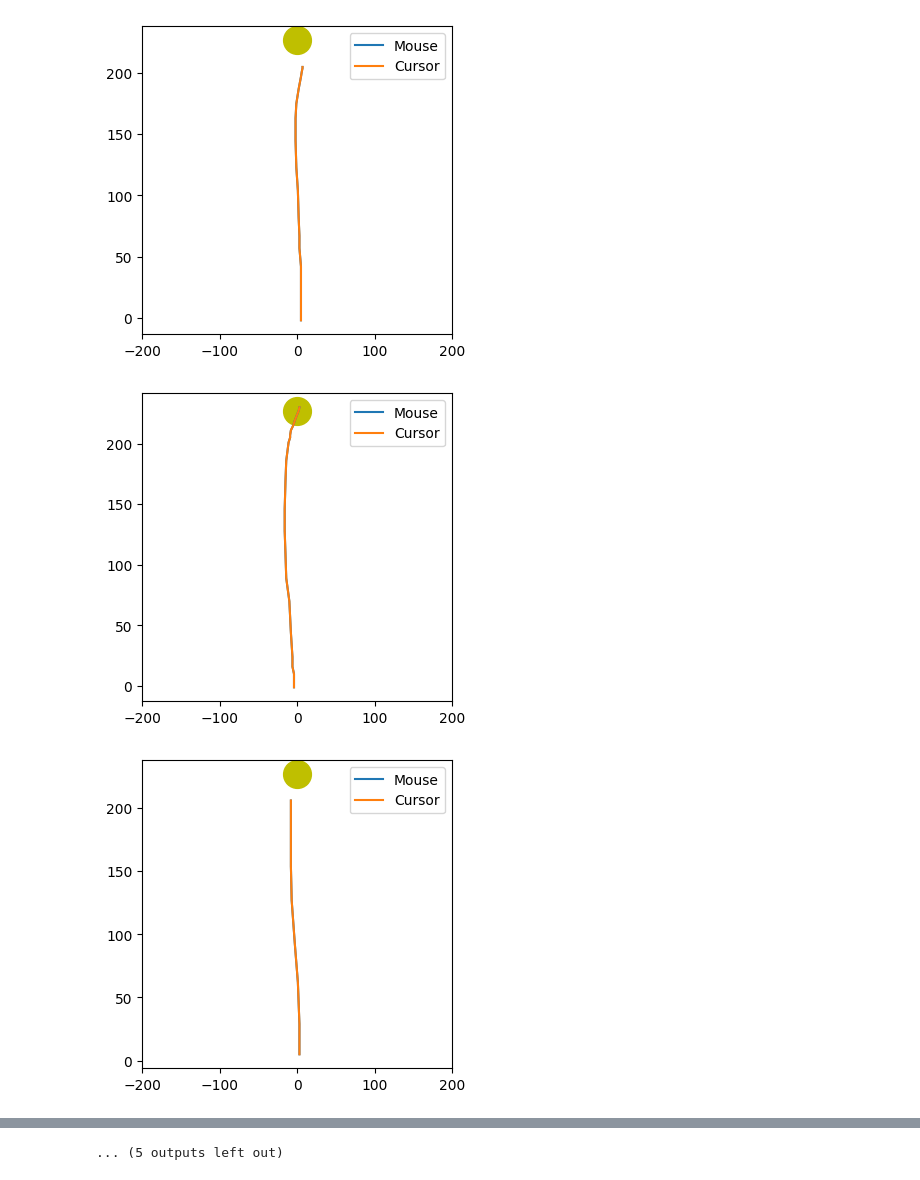
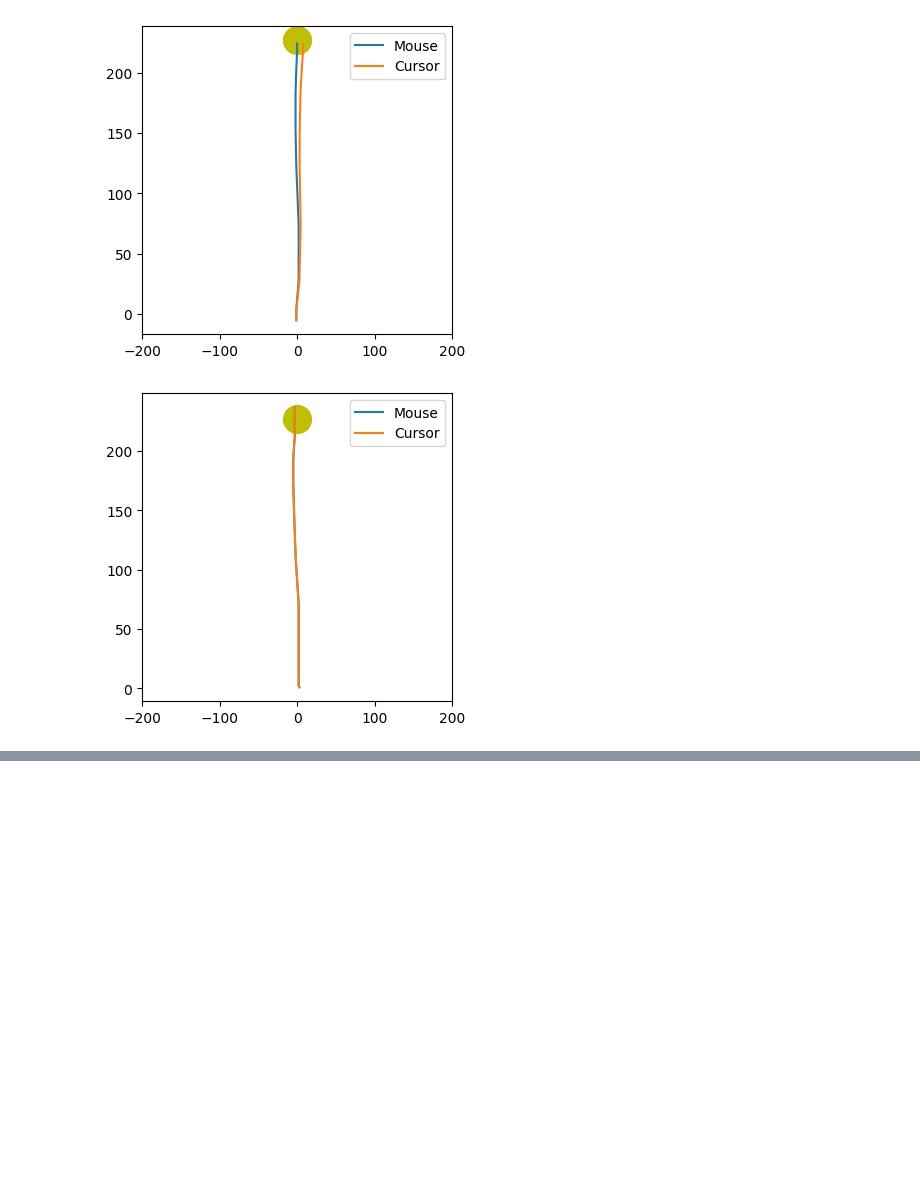
Before and after one commit to jack-darley/IGE-EGE-recreate, a Jupyter notebook: analyze.ipynb, the cells around one changed output, grey strips where cells are left out. Saved outputs shown, nothing was run; the diff lists cells and outputs as text; code cells hidden in the pictures; blank space fills up the shorter version.

```diff
--- a/analyze.ipynb
+++ b/analyze.ipynb
@@ -4,11 +4,9 @@ import matplotlib.pyplot as plt
 import seaborn as sns
 import numpy as np
 
-df = pd.read_csv("data.csv")
-trial_schedule = pd.read_csv("trial-schedule.csv")
-
-n_baseline = int(trial_schedule["n_baseline"].loc[0])
-n_exposure = int(trial_schedule["n_exposure"].loc[0])
+df = pd.read_csv("data.csv") # ROTATION IN RADS
+df["Rotation"] = np.degrees(df["Rotation"])
+trial_schedule = pd.read_csv("tgt.csv")
 
 df.head()
 # %% [output]
@@ -21,23 +19,22 @@ df.head()
 # %%
 import matplotlib.pyplot as plt
 
 target_loc_x, target_loc_y = (0, 3.78*60)
 
 trial_min = 0
-trial_max = 500
+trial_max = 1
 df_head = df[df["Trial"].between(trial_min, trial_max)]
 
 
 for trial, trial_data in df_head.groupby("Trial"):
     plt.figure(figsize=(4, 4))
     plt.plot(trial_data["Mouse X"], trial_data["Mouse Y"], label=f"Mouse")
     plt.plot(trial_data["Cursor X"], trial_data["Cursor Y"], label=f"Cursor")
     plt.scatter(target_loc_x, target_loc_y, s=400, color='y')
 
     plt.xlim([-200, 200])
     plt.legend()
     plt.show()
 # %% [output]
-[figure, old version]
+[figure, new version]
-[figure, old version]
+[figure, new version]
-[figure, removed]
@@ -53,3 +41,2 @@ for trial, trial_data in df_head.groupby("Trial"):
-... (5 outputs left out)
 # %%
 # Compute start and end positions for each trial
```
Also changed, not shown: parts of 10 cells of this notebook, 7 other files.
